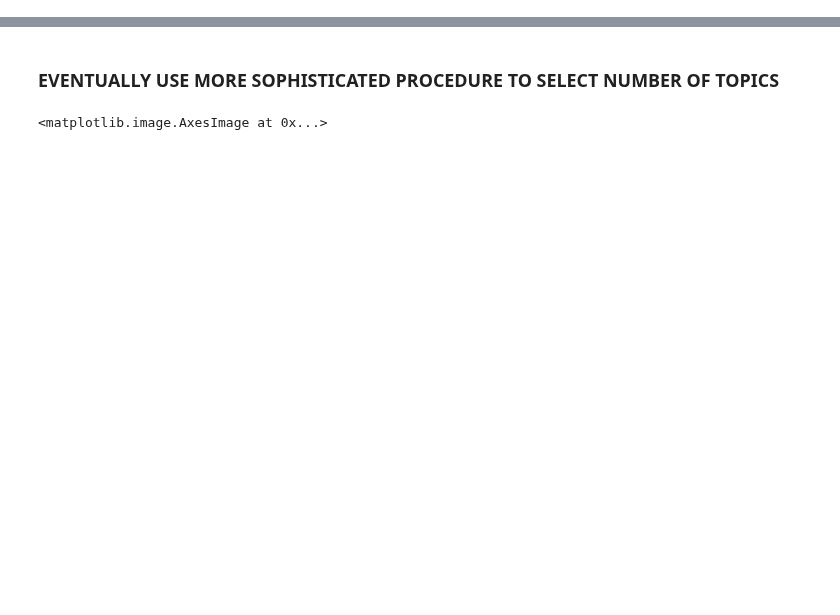
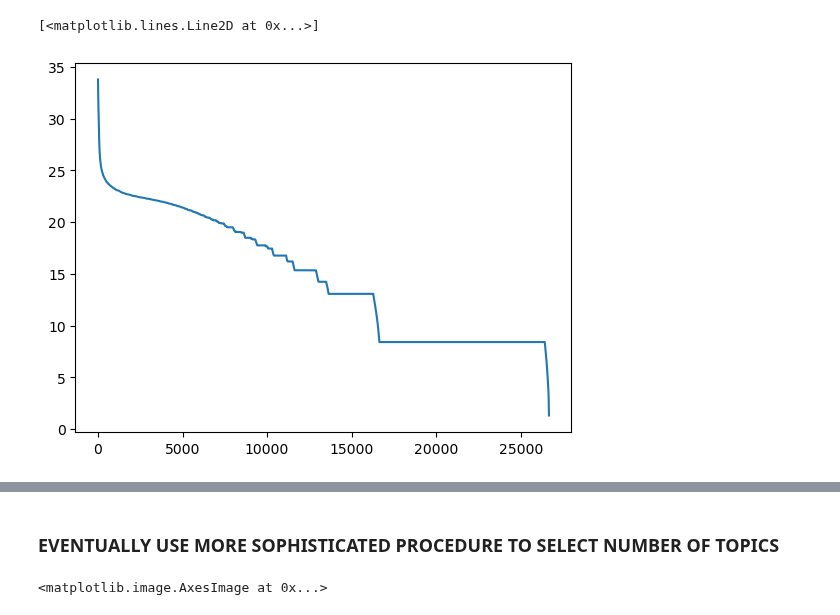
Before and after one commit to bendurham441/fed-nlp, a Jupyter notebook: topic_modelling.ipynb, the cells around one changed output, grey strips where cells are left out. Cells and saved outputs as stored; diff of their text form; code cells hidden in the pictures; blank space fills up the shorter version.

```diff
--- a/topic_modelling.ipynb
+++ b/topic_modelling.ipynb
@@ -27,0 +63,24 @@ corpus = [dictionary.doc2bow(text) for text in texts]
+# %%
+count = 0
+
+freqs = {}
+doc_appears = {}
+
+for text in texts:
+    # print(text)
+    # print(dictionary.doc2bow(text))
+    # print(model[dictionary.doc2bow(text)])
+    for token, freq in dictionary.doc2bow(text):
+        if token in freqs:
+            freqs[token] += freq
+        else:
+            freqs[token] = freq
+        if token in doc_appears:
+            doc_appears[token] += 1
+        else:
+            doc_appears[token] = 1
+    count +=1
+    # if count > 10000:
+        # break
+print(freqs)
+print(doc_appears)
@@ -27,0 +94,2 @@ corpus = [dictionary.doc2bow(text) for text in texts]
+# %%
+idf = {i: math.log(len(texts) / doc_appears[i]) for i in range(len(dictionary))}
@@ -27,0 +116,9 @@ corpus = [dictionary.doc2bow(text) for text in texts]
+# %%
+tfidf_global = {i: idf[i] * (1 + math.log(freqs[i])) for i in range(len(dictionary))}
+# %%
+tfidf_vals = sorted([rank for rank in tfidf_global.values()], reverse=True)
+# %%
+plt.plot(tfidf_vals)
+# %% [output]
+[<matplotlib.lines.Line2D at 0x...>]
+[figure, added]
```
Also changed, not shown: parts of 15 cells of this notebook, 1 other file.
